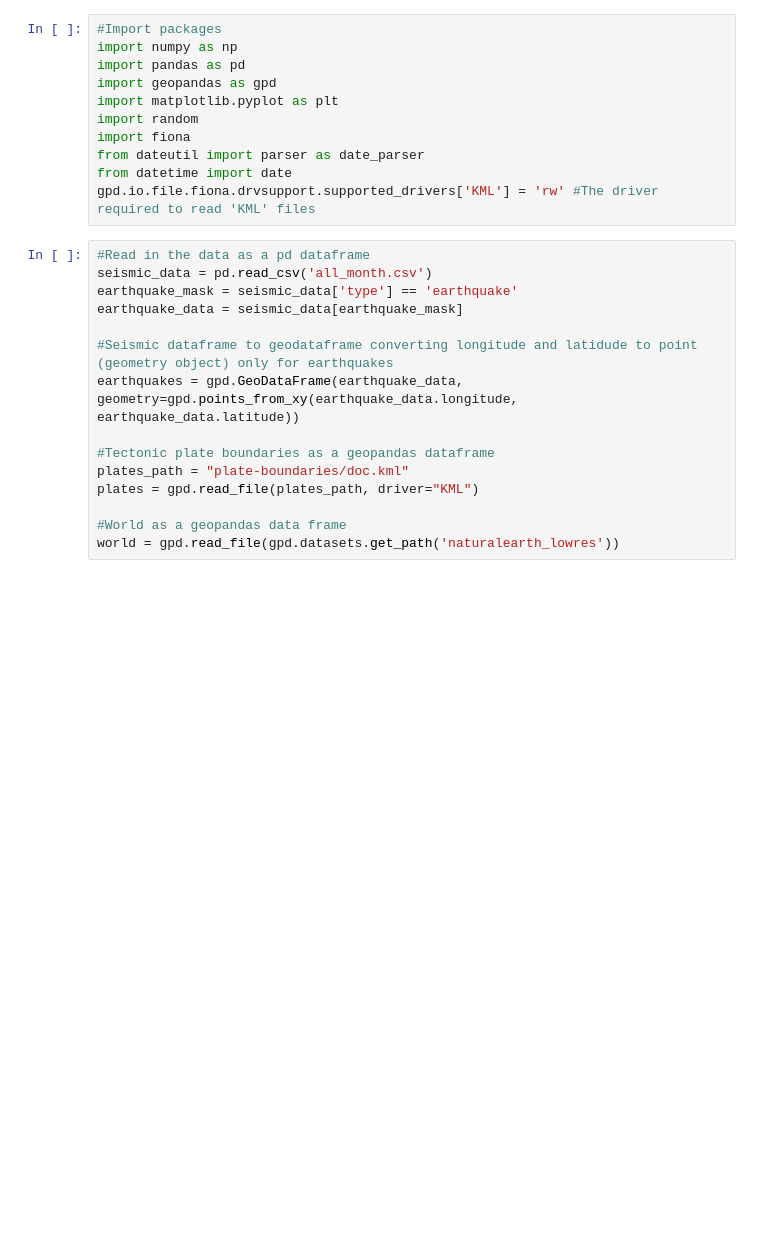
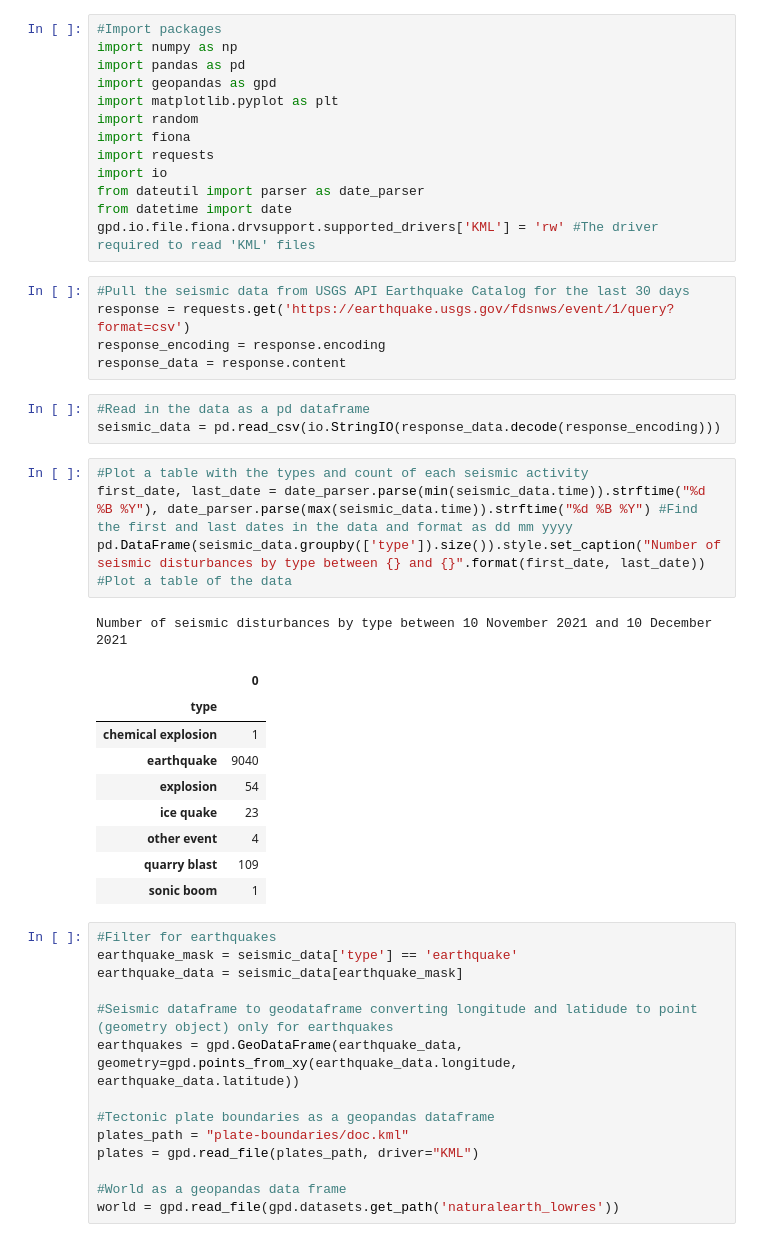
Before and after one commit to girons97/assignments, a Jupyter notebook: earthquakes_pandas/earthquakes_pandas.ipynb, the cells around one changed output. Drawn from its saved outputs; the diff is of its cells as text; blank space fills up the shorter version.

```diff
--- a/earthquakes_pandas/earthquakes_pandas.ipynb
+++ b/earthquakes_pandas/earthquakes_pandas.ipynb
@@ -6,12 +6,36 @@ import geopandas as gpd
 import matplotlib.pyplot as plt
 import random
 import fiona
+import requests
+import io
 from dateutil import parser as date_parser
 from datetime import date
 gpd.io.file.fiona.drvsupport.supported_drivers['KML'] = 'rw' #The driver required to read 'KML' files
+# %%
+#Pull the seismic data from USGS API Earthquake Catalog for the last 30 days
+response = requests.get('https://earthquake.usgs.gov/fdsnws/event/1/query?format=csv')
+response_encoding = response.encoding
+response_data = response.content
+# %%
+#Read in the data as a pd dataframe
+seismic_data = pd.read_csv(io.StringIO(response_data.decode(response_encoding)))
+# %%
+#Plot a table with the types and count of each seismic activity
+first_date, last_date = date_parser.parse(min(seismic_data.time)).strftime("%d %B %Y"), date_parser.parse(max(seismic_data.time)).strftime("%d %B %Y") #Find the first and last dates in the data and format as dd mm yyyy
+pd.DataFrame(seismic_data.groupby(['type']).size()).style.set_caption("Number of seismic disturbances by type between {} and {}".format(first_date, last_date)) #Plot a table of the data
+# %% [output]
+Number of seismic disturbances by type between 10 November 2021 and 10 December 2021
+|  | 0 |
+| type |  |
+| chemical explosion | 1 |
+| earthquake | 9040 |
+| explosion | 54 |
+| ice quake | 23 |
+| other event | 4 |
+| quarry blast | 109 |
+| sonic boom | 1 |
 # %%
-#Read in the data as a pd dataframe
-seismic_data = pd.read_csv('all_month.csv')
+#Filter for earthquakes
 earthquake_mask = seismic_data['type'] == 'earthquake'
 earthquake_data = seismic_data[earthquake_mask]
 
```
Also changed, not shown: parts of 8 cells of this notebook.
